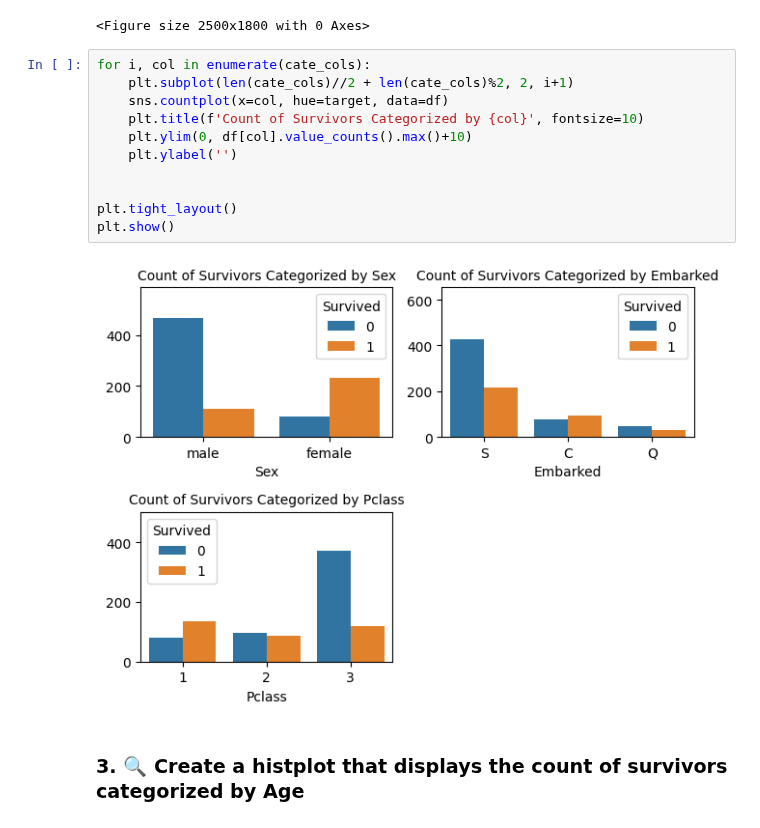
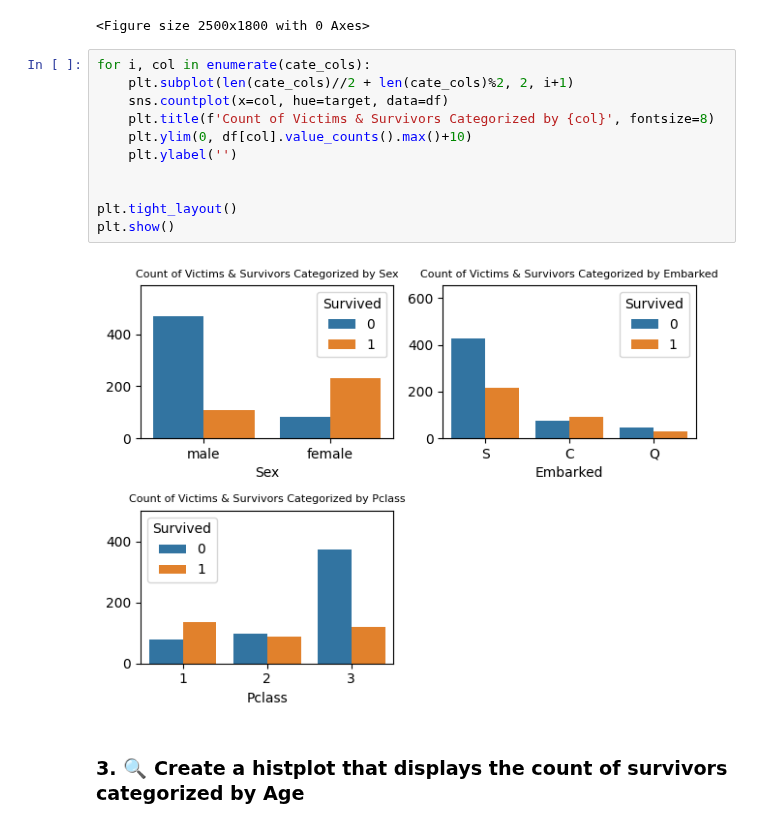
Before and after one commit to yigaai/StoryTelling_with_Data_myTelescope, a Jupyter notebook: titanic-survival-prediction.ipynb, the cells around one changed output. Saved outputs shown, nothing was run; the diff lists cells and outputs as text.

```diff
--- a/titanic-survival-prediction.ipynb
+++ b/titanic-survival-prediction.ipynb
@@ -179,16 +207,16 @@ fig = plt.figure(figsize = (25, len(cate_cols)*6))
 # %%
 for i, col in enumerate(cate_cols):
     plt.subplot(len(cate_cols)//2 + len(cate_cols)%2, 2, i+1)
     sns.countplot(x=col, hue=target, data=df)
-    plt.title(f'Count of Survivors Categorized by {col}', fontsize=10)
+    plt.title(f'Count of Victims & Survivors Categorized by {col}', fontsize=8)
     plt.ylim(0, df[col].value_counts().max()+10)
     plt.ylabel('')
 
 
 plt.tight_layout()
 plt.show()
 # %% [output]
-[figure, old version]
+[figure, new version]
 # %% [markdown]
 ### 3. 🔍 **Create a histplot that displays the count of survivors categorized by Age**
 # %%
```
Also changed, not shown: parts of 12 cells of this notebook.
